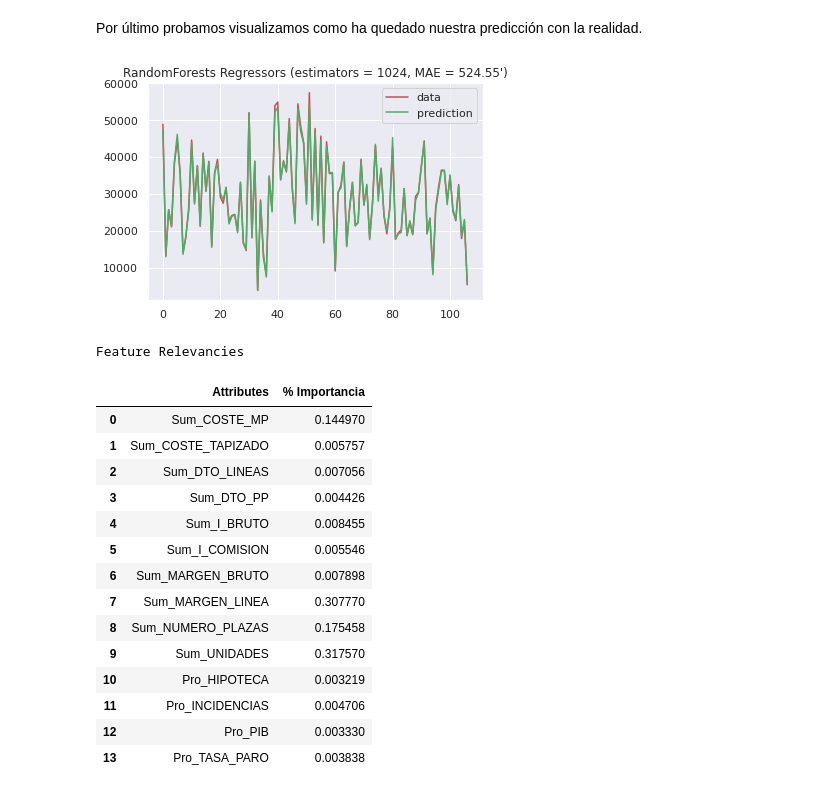
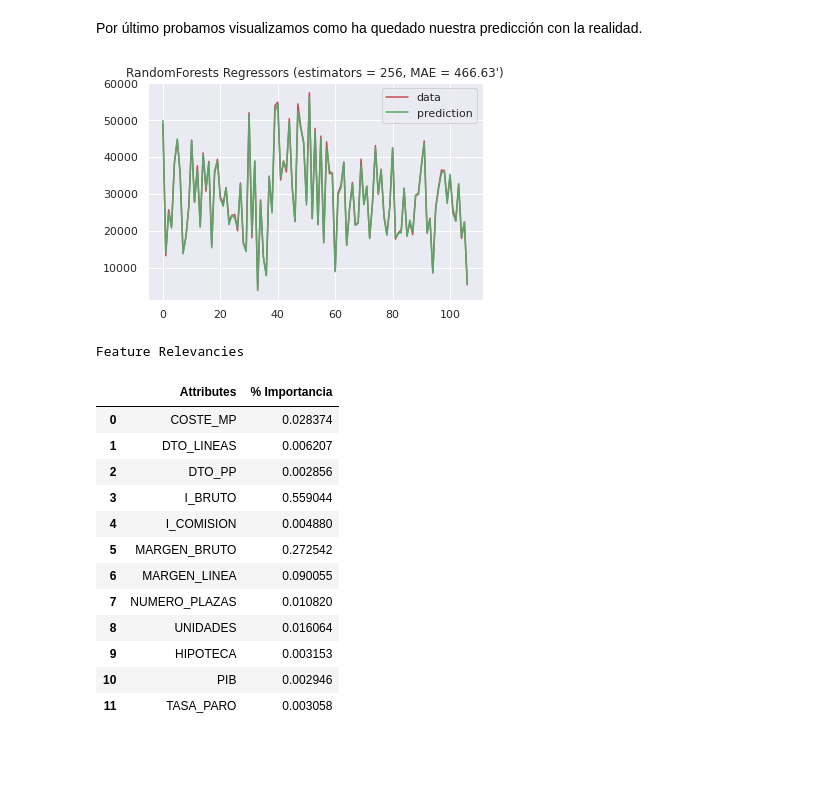
Before and after one commit to pacogp/TFM, a Jupyter notebook: importancia_importe_comisiones.ipynb, the cells around one changed output. Drawn from its saved outputs; the diff is of its cells as text; code cells hidden in the pictures; blank space fills up the shorter version.

```diff
--- a/importancia_importe_comisiones.ipynb
+++ b/importancia_importe_comisiones.ipynb
@@ -75,9 +87,9 @@ def display_side_by_side(*args):
         html_str+=df.to_html()
     display_html(html_str.replace('table','table style="display:inline"'),raw=True)
 # %%
-df = comisiones[['Sum_COSTE_MP', 'Sum_COSTE_TAPIZADO', 'Sum_DTO_LINEAS', 'Sum_DTO_PP',
-                 'Sum_I_BRUTO', 'Sum_I_COMISION', 'Sum_IMPORTE_LINEA', 'Sum_MARGEN_BRUTO',
-                 'Sum_MARGEN_LINEA', 'Sum_NUMERO_PLAZAS', 'Sum_UNIDADES', 'Pro_HIPOTECA', 'Pro_INCIDENCIAS', 'Pro_PIB', 'Pro_TASA_PARO']]
+df = comisiones[['COSTE_MP', 'DTO_LINEAS', 'DTO_PP',
+                 'I_BRUTO', 'I_COMISION', 'IMPORTE_LINEA', 'MARGEN_BRUTO',
+                 'MARGEN_LINEA', 'NUMERO_PLAZAS', 'UNIDADES', 'HIPOTECA', 'PIB', 'TASA_PARO']]
 
 train = df.loc['2019-01-07':'2020-06-30']
 test  = df.loc['2020-07-01':]
@@ -136,11 +148,11 @@ for estimators in l_estimators:
       f_train = train.loc[train_fold]
       f_test = train.loc[test_fold]
       # entrenamiento y ejecución del modelo
-      regressor.fit( X = f_train.drop(['Sum_IMPORTE_LINEA'], axis=1),
-                           y = f_train['Sum_IMPORTE_LINEA'])
-      y_pred = regressor.predict(X = f_test.drop(['Sum_IMPORTE_LINEA'], axis = 1))
+      regressor.fit( X = f_train.drop(['IMPORTE_LINEA'], axis=1),
+                           y = f_train['IMPORTE_LINEA'])
+      y_pred = regressor.predict(X = f_test.drop(['IMPORTE_LINEA'], axis = 1))
       # evaluación del modelo
-      mae = mean_absolute_error(f_test['Sum_IMPORTE_LINEA'], y_pred)
+      mae = mean_absolute_error(f_test['IMPORTE_LINEA'], y_pred)
       fold_accuracy.append(mae)
    total_scores.append(sum(fold_accuracy)/len(fold_accuracy))
 
@@ -171,11 +183,11 @@ regressor =  RandomForestRegressor(n_estimators= best_est, criterion='mae',
                                    random_state=0)
 # fit and predict
 
-regressor.fit( X = train.drop(['Sum_IMPORTE_LINEA'], axis=1), y = train['Sum_IMPORTE_LINEA'])
-y_pred = regressor.predict(X = test.drop(['Sum_IMPORTE_LINEA'], axis = 1))
+regressor.fit( X = train.drop(['IMPORTE_LINEA'], axis=1), y = train['IMPORTE_LINEA'])
+y_pred = regressor.predict(X = test.drop(['IMPORTE_LINEA'], axis = 1))
 # %% [markdown]
 Calculamos el mae obtenido. Cuando se trata de una competición esta línea la ejecuta la propia competición
 # %%
-mae = mean_absolute_error(test['Sum_IMPORTE_LINEA'], y_pred)
+mae = mean_absolute_error(test['IMPORTE_LINEA'], y_pred)
 print ('MAE', mae)
 # %% [output]
@@ -204,40 +216,38 @@ Por último probamos visualizamos como ha quedado nuestra predicción con la rea
 # %%
 from sklearn.metrics import mean_absolute_error
 
 
 # x axis for plotting
 import numpy as np
-xx = np.stack(i for i in range(test['Sum_IMPORTE_LINEA'].shape[0]))
-plt.plot(xx, test['Sum_IMPORTE_LINEA'], c='r', label='data')
+xx = np.stack(i for i in range(test['IMPORTE_LINEA'].shape[0]))
+plt.plot(xx, test['IMPORTE_LINEA'], c='r', label='data')
 plt.plot(xx, y_pred, c='g', label='prediction')
 plt.axis('tight')
 plt.legend()
 plt.title("RandomForests Regressors (estimators = %i, MAE = %6.2f')" % (best_est, mae))
 
 plt.show()
 # %% [output]
-[figure, old version]
+[figure, new version]
 # %%
 # FEATURE RELEVANCIES
 print ('Feature Relevancies')
-pd.DataFrame({'Attributes': ( 'Sum_COSTE_MP', 'Sum_COSTE_TAPIZADO', 'Sum_DTO_LINEAS', 'Sum_DTO_PP',
-                              'Sum_I_BRUTO', 'Sum_I_COMISION', 'Sum_MARGEN_BRUTO', 'Sum_MARGEN_LINEA',
-                              'Sum_NUMERO_PLAZAS', 'Sum_UNIDADES', 'Pro_HIPOTECA', 'Pro_INCIDENCIAS', 'Pro_PIB', 'Pro_TASA_PARO') ,
+pd.DataFrame({'Attributes': ( 'COSTE_MP', 'DTO_LINEAS', 'DTO_PP',
+                              'I_BRUTO', 'I_COMISION', 'MARGEN_BRUTO', 'MARGEN_LINEA',
+                              'NUMERO_PLAZAS', 'UNIDADES', 'HIPOTECA', 'PIB', 'TASA_PARO') ,
               '% Importancia': regressor.feature_importances_})
 # %% [output]
 Feature Relevancies
 |  | Attributes | % Importancia |
-| 0 | Sum_COSTE_MP | 0.144970 |
-| 1 | Sum_COSTE_TAPIZADO | 0.005757 |
-| 2 | Sum_DTO_LINEAS | 0.007056 |
-| 3 | Sum_DTO_PP | 0.004426 |
-| 4 | Sum_I_BRUTO | 0.008455 |
-| 5 | Sum_I_COMISION | 0.005546 |
-| 6 | Sum_MARGEN_BRUTO | 0.007898 |
-| 7 | Sum_MARGEN_LINEA | 0.307770 |
-| 8 | Sum_NUMERO_PLAZAS | 0.175458 |
-| 9 | Sum_UNIDADES | 0.317570 |
-| 10 | Pro_HIPOTECA | 0.003219 |
-| 11 | Pro_INCIDENCIAS | 0.004706 |
-| 12 | Pro_PIB | 0.003330 |
-| 13 | Pro_TASA_PARO | 0.003838 |
+| 0 | COSTE_MP | 0.028374 |
+| 1 | DTO_LINEAS | 0.006207 |
+| 2 | DTO_PP | 0.002856 |
+| 3 | I_BRUTO | 0.559044 |
+| 4 | I_COMISION | 0.004880 |
+| 5 | MARGEN_BRUTO | 0.272542 |
+| 6 | MARGEN_LINEA | 0.090055 |
+| 7 | NUMERO_PLAZAS | 0.010820 |
+| 8 | UNIDADES | 0.016064 |
+| 9 | HIPOTECA | 0.003153 |
+| 10 | PIB | 0.002946 |
+| 11 | TASA_PARO | 0.003058 |
```
Also changed, not shown: parts of 10 cells of this notebook.
